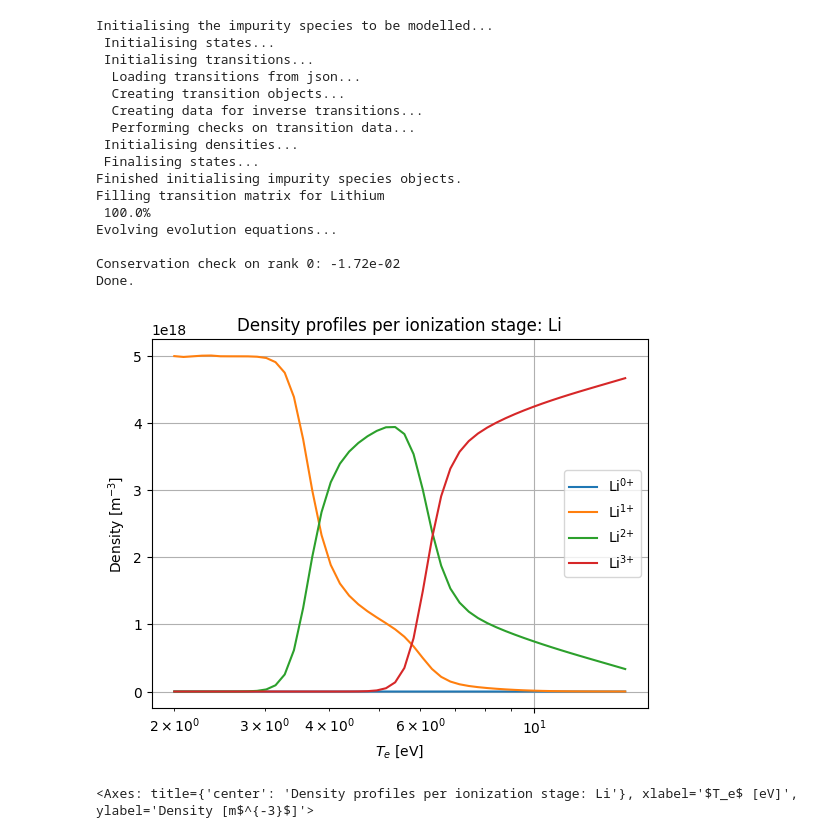
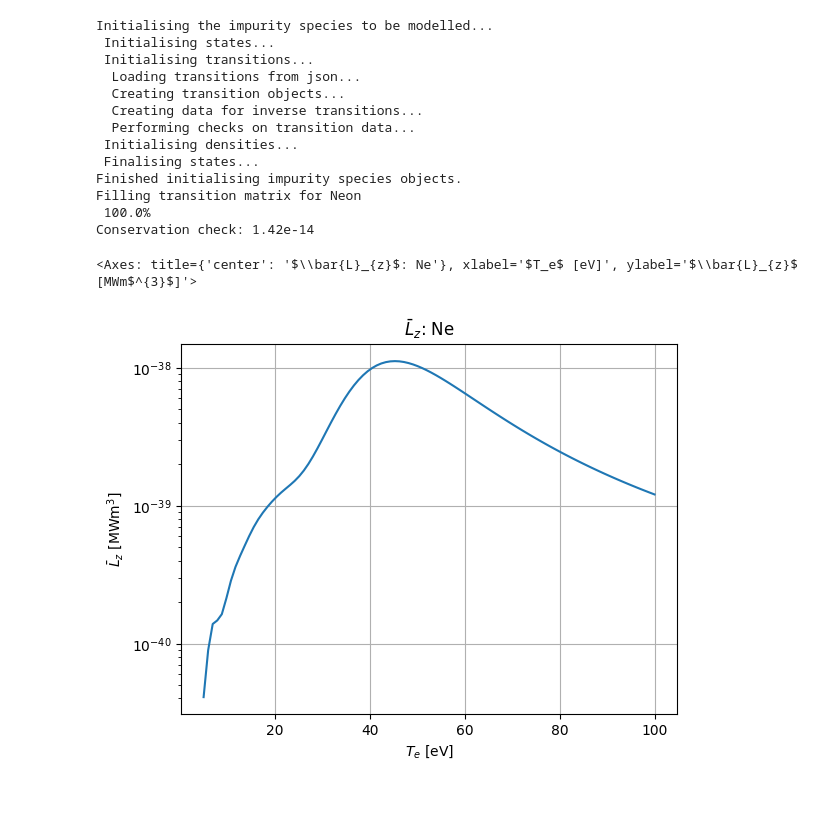
Before and after one commit to Plasdom/SIKE, a Jupyter notebook: notebooks/demo.ipynb, the cells around one changed output. Cells and saved outputs as stored; diff of their text form; code cells hidden in the pictures; blank space fills up the shorter version.

```diff
--- a/notebooks/demo.ipynb
+++ b/notebooks/demo.ipynb
@@ -109,29 +182,26 @@ Done.
 # %%
-# 4. Atomic data resolved in j
-nx = 50
-Te = np.geomspace(2.0,15.0,nx)
+# 6. Plot the radiated power from excitation, averaged across charge states
+nx = 100
+Te = np.linspace(5, 100, nx)
 ne = 1e20 * np.ones(nx)
 
-c = sike.SIKERun(Te=Te, ne=ne, element="Li", resolve_j = True, resolve_l = True)
-ds = c.evolve(dt_s=1e-2)
+c = sike.SIKERun(Te=Te, ne=ne, element="Ne")
+ds = c.solve()
 
-sike.plotting.plot_nz(ds, logx=True)
+sike.plotting.plot_Lz_avg(ds)
 # %% [output]
 Initialising the impurity species to be modelled...
  Initialising states...
  Initialising transitions...
   Loading transitions from json...
   Creating transition objects...
   Creating data for inverse transitions...
   Performing checks on transition data...
  Initialising densities...
  Finalising states...
 Finished initialising impurity species objects.
-Filling transition matrix for Lithium
+Filling transition matrix for Neon
  100.0%
-Evolving evolution equations...
-
-Conservation check on rank 0: -1.72e-02
-Done.
+Conservation check: 1.42e-14
+<Axes: title={'center': '$\\bar{L}_{z}$: Ne'}, xlabel='$T_e$ [eV]', ylabel='$\\bar{L}_{z}$ [MWm$^{3}$]'>
-[figure, old version]
+[figure, new version]
-<Axes: title={'center': 'Density profiles per ionization stage: Li'}, xlabel='$T_e$ [eV]', ylabel='Density [m$^{-3}$]'>
```
Also changed, not shown: parts of 7 cells of this notebook, 6 other files.
